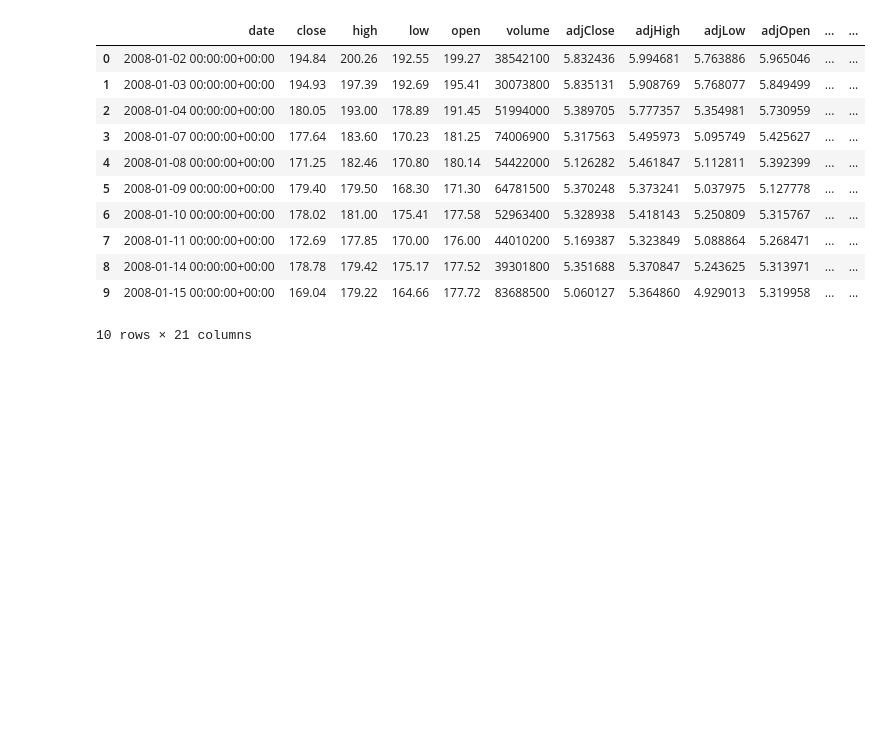
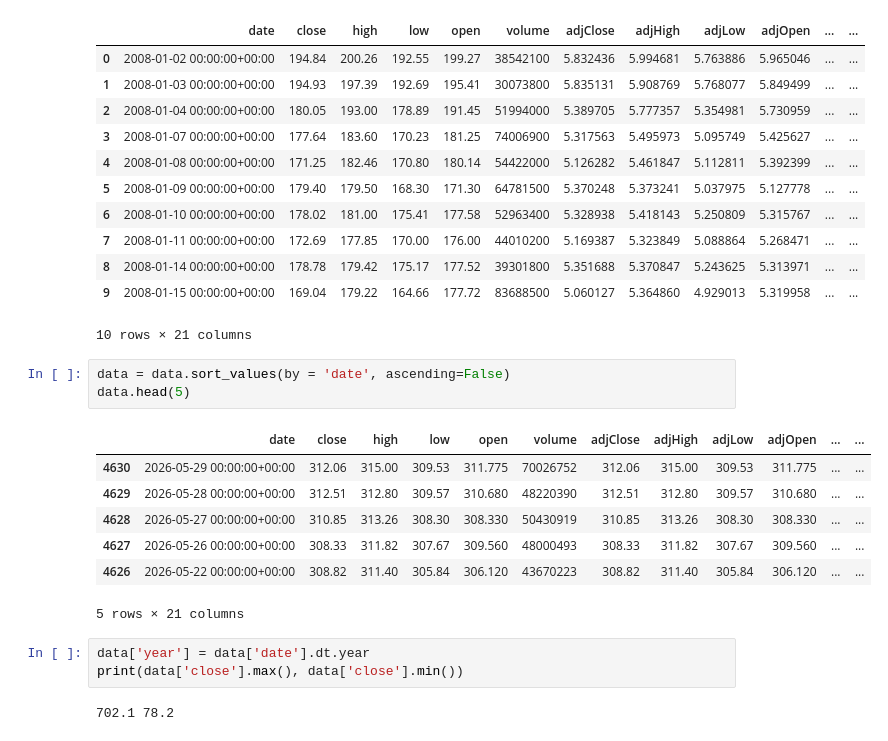
Before and after one commit to suzaladhikari/clarity, a Jupyter notebook: datapreprocessing/datapreprocessing.ipynb, the cells around one changed output. Saved outputs shown, nothing was run; the diff lists cells and outputs as text; blank space fills up the shorter version.

```diff
--- a/datapreprocessing/datapreprocessing.ipynb
+++ b/datapreprocessing/datapreprocessing.ipynb
@@ -100,3 +105,19 @@ data.head(10)
 | 8 | 2008-01-14 00:00:00+00:00 | 178.78 | 179.42 | 175.17 | 177.52 | 39301800 | 5.351688 | 5.370847 | 5.243625 | 5.313971 | ... | ... |
 | 9 | 2008-01-15 00:00:00+00:00 | 169.04 | 179.22 | 164.66 | 177.72 | 83688500 | 5.060127 | 5.364860 | 4.929013 | 5.319958 | ... | ... |
 10 rows × 21 columns
+# %%
+data = data.sort_values(by = 'date', ascending=False)
+data.head(5)
+# %% [output]
+|  | date | close | high | low | open | volume | adjClose | adjHigh | adjLow | adjOpen | ... | ... |
+| 4630 | 2026-05-29 00:00:00+00:00 | 312.06 | 315.00 | 309.53 | 311.775 | 70026752 | 312.06 | 315.00 | 309.53 | 311.775 | ... | ... |
+| 4629 | 2026-05-28 00:00:00+00:00 | 312.51 | 312.80 | 309.57 | 310.680 | 48220390 | 312.51 | 312.80 | 309.57 | 310.680 | ... | ... |
+| 4628 | 2026-05-27 00:00:00+00:00 | 310.85 | 313.26 | 308.30 | 308.330 | 50430919 | 310.85 | 313.26 | 308.30 | 308.330 | ... | ... |
+| 4627 | 2026-05-26 00:00:00+00:00 | 308.33 | 311.82 | 307.67 | 309.560 | 48000493 | 308.33 | 311.82 | 307.67 | 309.560 | ... | ... |
+| 4626 | 2026-05-22 00:00:00+00:00 | 308.82 | 311.40 | 305.84 | 306.120 | 43670223 | 308.82 | 311.40 | 305.84 | 306.120 | ... | ... |
+5 rows × 21 columns
+# %%
+data['year'] = data['date'].dt.year
+print(data['close'].max(), data['close'].min())
+# %% [output]
+702.1 78.2
```
Also changed, not shown: parts of 4 cells of this notebook.
